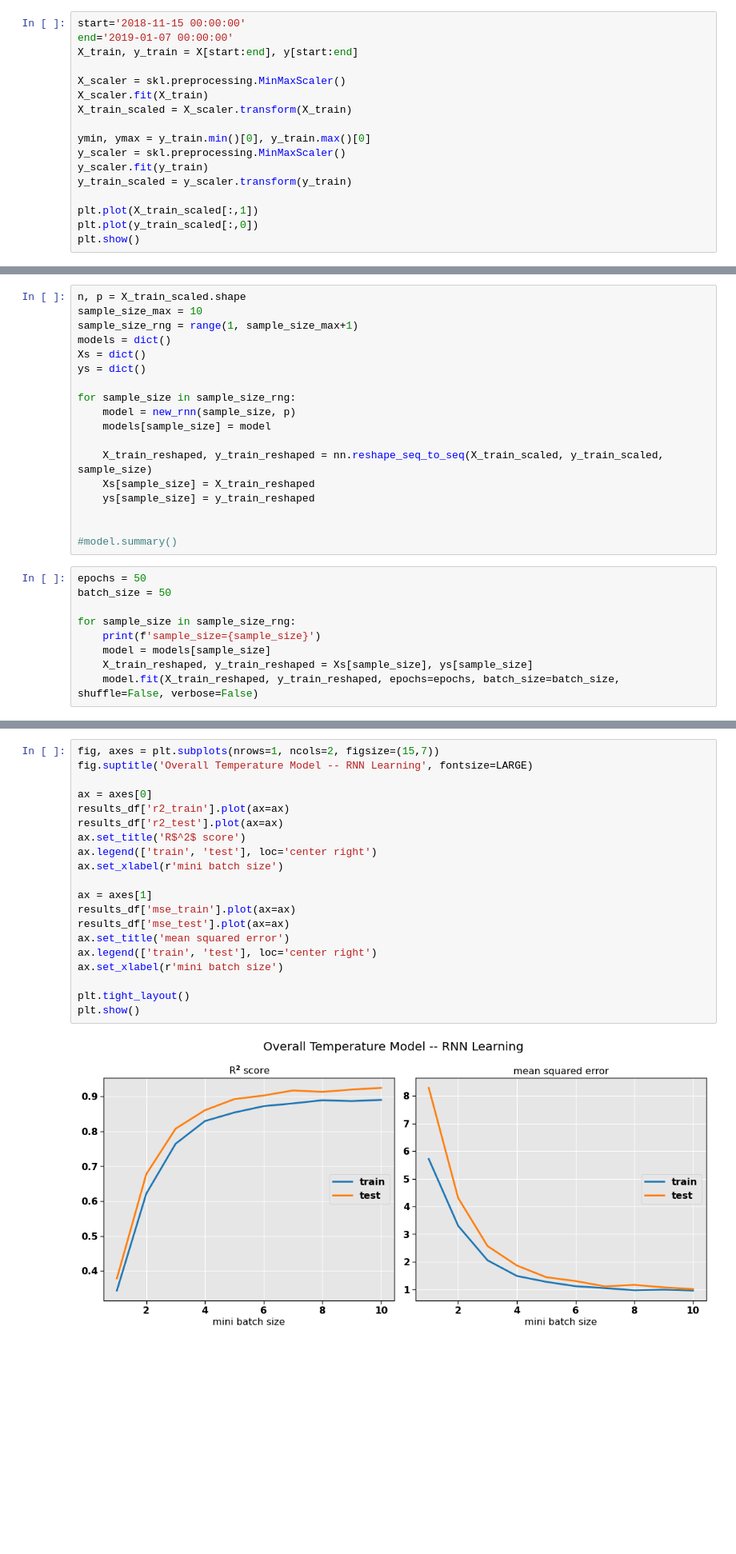
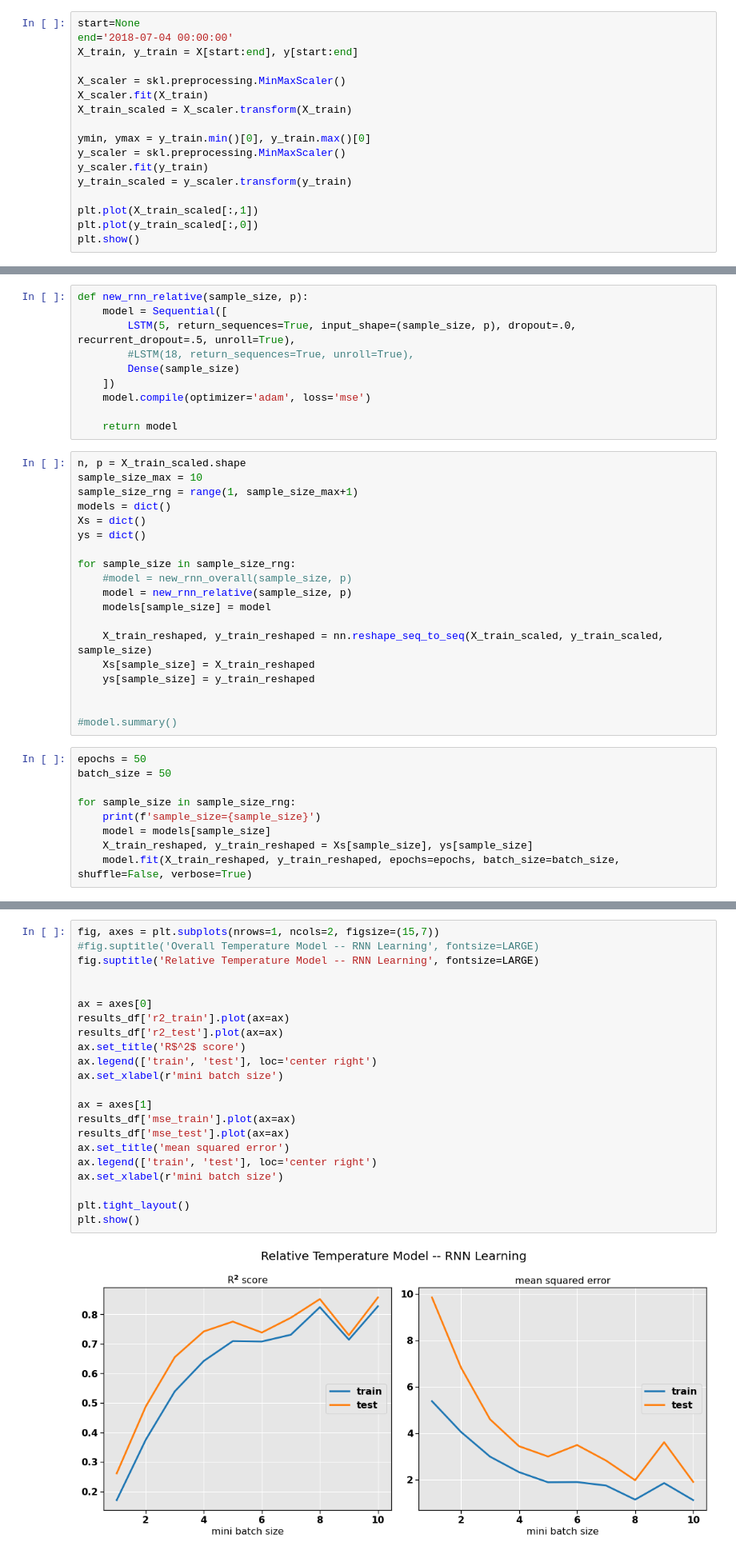
Before and after one commit to fonstelien/FYS-STK4155, a Jupyter notebook: project3/source/project3.ipynb, the cells around one changed output, grey strips where cells are left out. Shown at 80% size. Saved outputs shown, nothing was run; the diff lists cells and outputs as text; blank space fills up the shorter version.

```diff
--- a/project3/source/project3.ipynb
+++ b/project3/source/project3.ipynb
@@ -246,8 +259,8 @@ X.head(0)
 # %% [output]
 |  | aux | I2 |
 # %%
-start='2018-11-15 00:00:00'
-end='2019-01-07 00:00:00'
+start=None
+end='2018-07-04 00:00:00'
 X_train, y_train = X[start:end], y[start:end]
 
 X_scaler = skl.preprocessing.MinMaxScaler()
@@ -274,6 +287,16 @@ def new_rnn(sample_size, p):
     model.compile(optimizer='adam', loss='mse')
 
     return model
+# %%
+def new_rnn_relative(sample_size, p):
+    model = Sequential([
+        LSTM(5, return_sequences=True, input_shape=(sample_size, p), dropout=.0, recurrent_dropout=.5, unroll=True),
+        #LSTM(18, return_sequences=True, unroll=True),
+        Dense(sample_size)
+    ])
+    model.compile(optimizer='adam', loss='mse')
+
+    return model
 # %%
 n, p = X_train_scaled.shape
 sample_size_max = 10
@@ -283,7 +306,8 @@ Xs = dict()
 ys = dict()
 
 for sample_size in sample_size_rng:
-    model = new_rnn(sample_size, p)
+    #model = new_rnn_overall(sample_size, p)
+    model = new_rnn_relative(sample_size, p)
     models[sample_size] = model
 
     X_train_reshaped, y_train_reshaped = nn.reshape_seq_to_seq(X_train_scaled, y_train_scaled, sample_size)
@@ -300,6 +324,6 @@ for sample_size in sample_size_rng:
     print(f'sample_size={sample_size}')
     model = models[sample_size]
     X_train_reshaped, y_train_reshaped = Xs[sample_size], ys[sample_size]
-    model.fit(X_train_reshaped, y_train_reshaped, epochs=epochs, batch_size=batch_size, shuffle=False, verbose=False)
+    model.fit(X_train_reshaped, y_train_reshaped, epochs=epochs, batch_size=batch_size, shuffle=False, verbose=True)
 # %% [output]
 sample_size=1
@@ -349,26 +380,28 @@ for i, sample_size in enumerate(sample_size_rng):
 results_df = DataFrame(data=results[:,1:], index=results[:,0].astype(np.int32), columns=['r2_train', 'mse_train', 'r2_test', 'mse_test'])
 # %%
 fig, axes = plt.subplots(nrows=1, ncols=2, figsize=(15,7))
-fig.suptitle('Overall Temperature Model -- RNN Learning', fontsize=LARGE)
+#fig.suptitle('Overall Temperature Model -- RNN Learning', fontsize=LARGE)
+fig.suptitle('Relative Temperature Model -- RNN Learning', fontsize=LARGE)
+
 
 ax = axes[0]
 results_df['r2_train'].plot(ax=ax)
 results_df['r2_test'].plot(ax=ax)
 ax.set_title('R$^2$ score')
 ax.legend(['train', 'test'], loc='center right')
 ax.set_xlabel(r'mini batch size')
 
 ax = axes[1]
 results_df['mse_train'].plot(ax=ax)
 results_df['mse_test'].plot(ax=ax)
 ax.set_title('mean squared error')
 ax.legend(['train', 'test'], loc='center right')
 ax.set_xlabel(r'mini batch size')
 
 plt.tight_layout()
 plt.show()
 # %% [output]
-[figure, old version]
+[figure, new version]
 # %%
 start='2018-11-15 00:00:00'
 end='2018-12-15 00:00:00'
```
Also changed, not shown: parts of 9 cells of this notebook, 1 other file.
